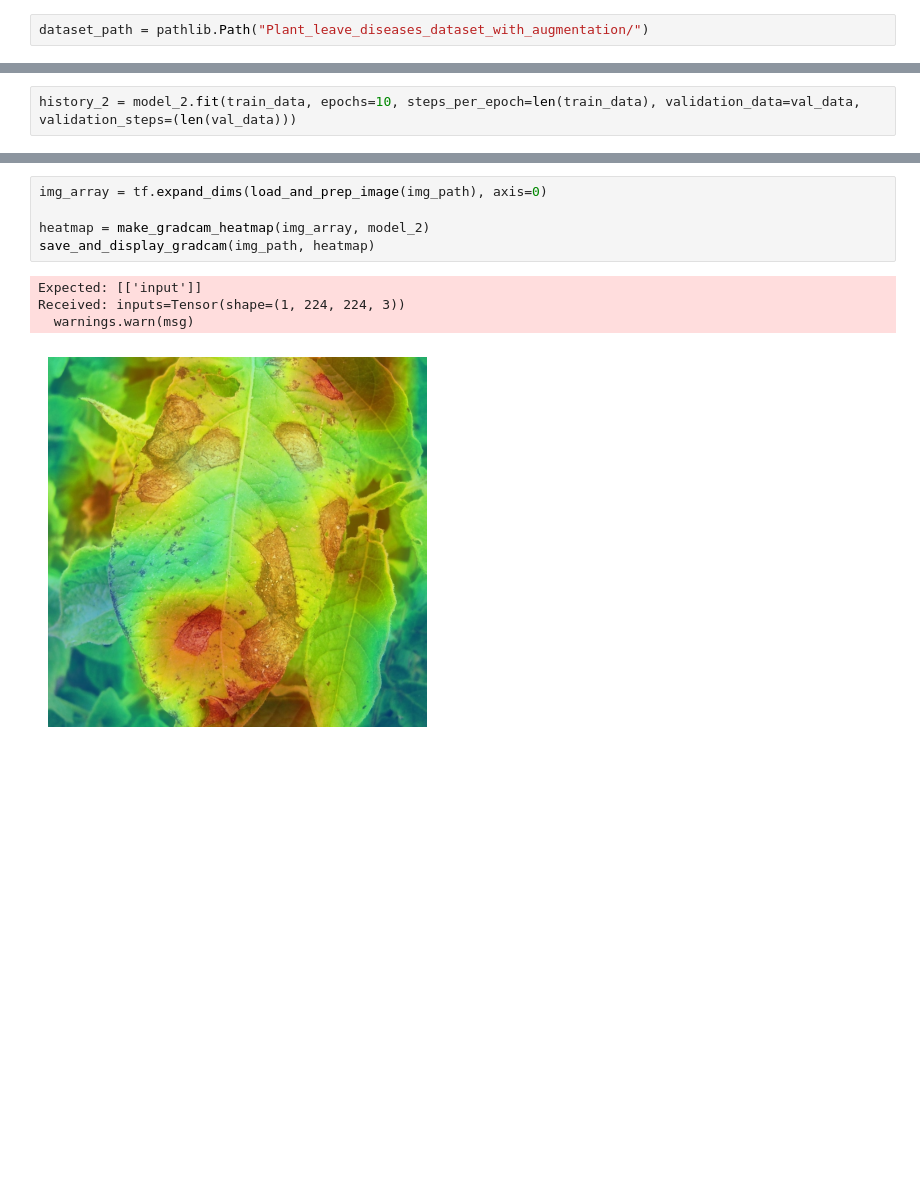
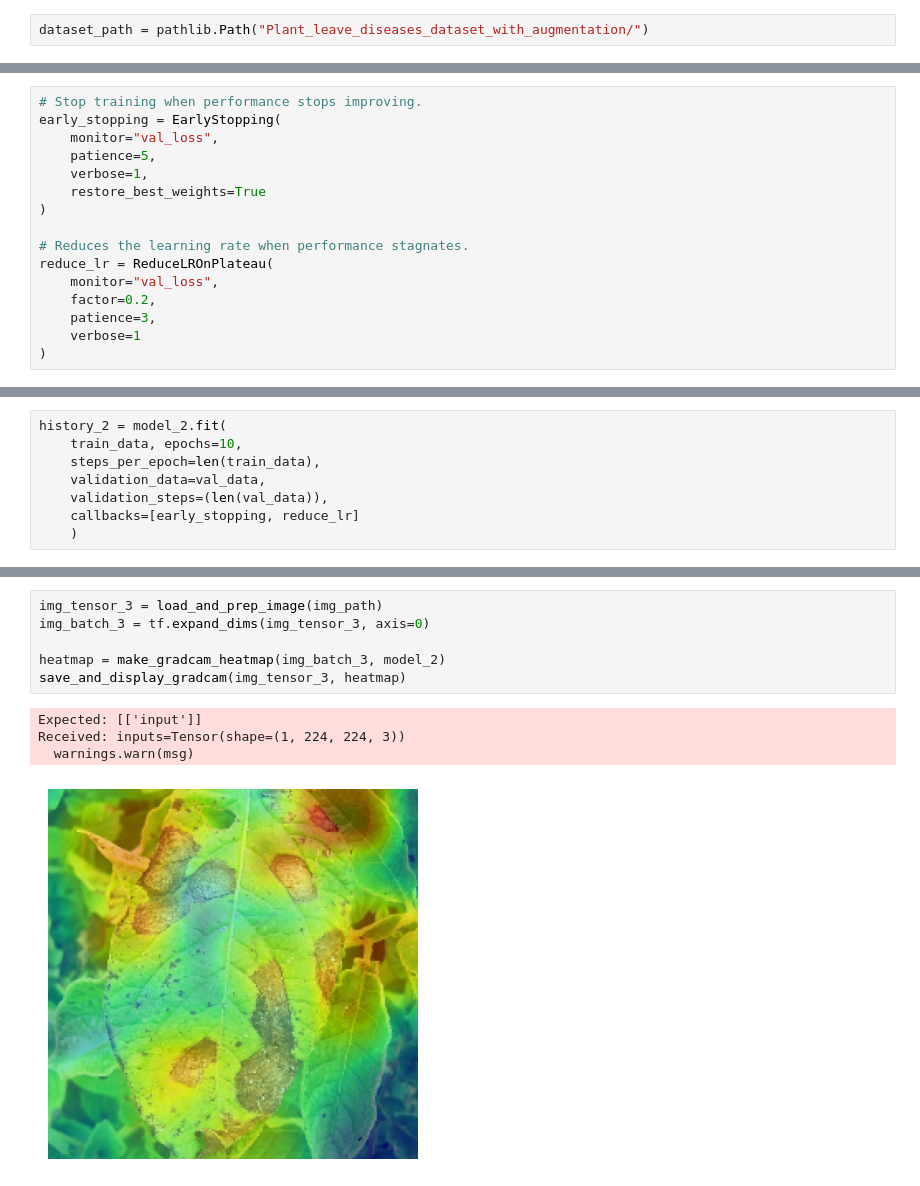
Before and after one commit to matt-ritton/api.verdant, a Jupyter notebook: verdant_cnn_playground.ipynb, the cells around one changed output, grey strips where cells are left out. Cells and saved outputs as stored; diff of their text form; blank space fills up the shorter version.

```diff
--- a/verdant_cnn_playground.ipynb
+++ b/verdant_cnn_playground.ipynb
@@ -506,0 +302,16 @@ model_1.compile(
+# %%
+# Stop training when performance stops improving.
+early_stopping = EarlyStopping(
+    monitor="val_loss",
+    patience=5,
+    verbose=1,
+    restore_best_weights=True
+)
+
+# Reduces the learning rate when performance stagnates.
+reduce_lr = ReduceLROnPlateau(
+    monitor="val_loss",
+    factor=0.2,
+    patience=3,
+    verbose=1
+)
@@ -706,4 +732,10 @@ Model: "functional_31"
 # %%
-history_2 = model_2.fit(train_data, epochs=10, steps_per_epoch=len(train_data), validation_data=val_data, validation_steps=(len(val_data)))
+history_2 = model_2.fit(
+    train_data, epochs=10,
+    steps_per_epoch=len(train_data),
+    validation_data=val_data,
+    validation_steps=(len(val_data)),
+    callbacks=[early_stopping, reduce_lr]
+    )
 # %% [output]
 Epoch 1/10
@@ -742,10 +768,11 @@ WARNING:tensorflow:5 out of the last 18 calls to <function TensorFlowTrainer.mak
 # %%
-img_array = tf.expand_dims(load_and_prep_image(img_path), axis=0)
+img_tensor_3 = load_and_prep_image(img_path)
+img_batch_3 = tf.expand_dims(img_tensor_3, axis=0)
 
-heatmap = make_gradcam_heatmap(img_array, model_2)
-save_and_display_gradcam(img_path, heatmap)
+heatmap = make_gradcam_heatmap(img_batch_3, model_2)
+save_and_display_gradcam(img_tensor_3, heatmap)
 # %% [output]
 Expected: [['input']]
 Received: inputs=Tensor(shape=(1, 224, 224, 3))
   warnings.warn(msg)
-[figure, old version]
+[figure, new version]
```
Also changed, not shown: parts of 74 cells of this notebook.
